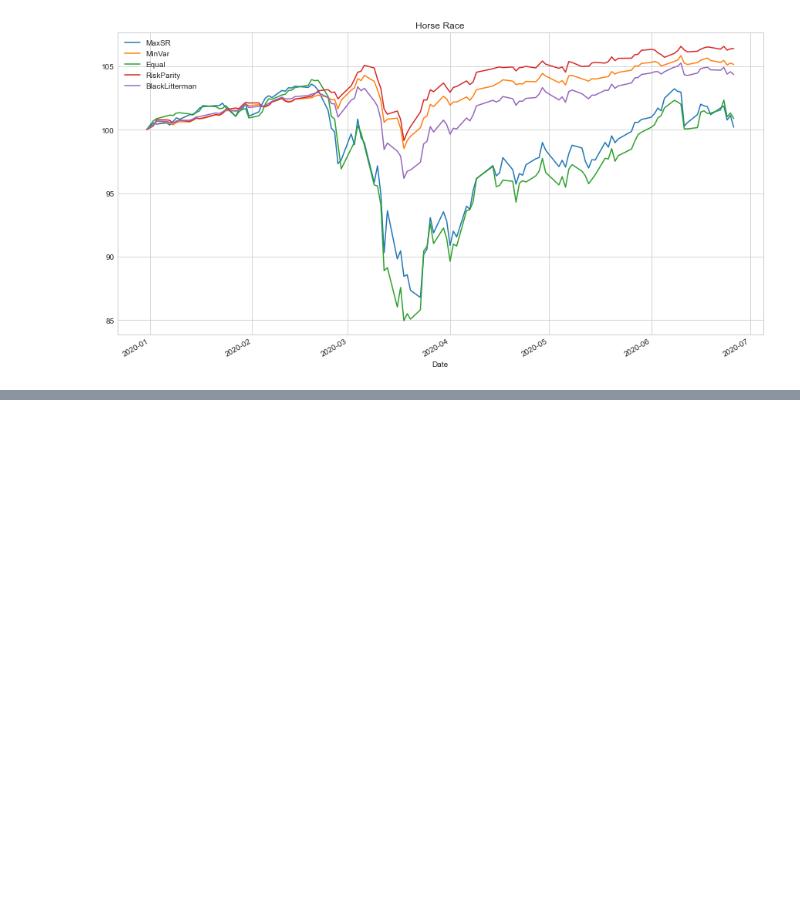
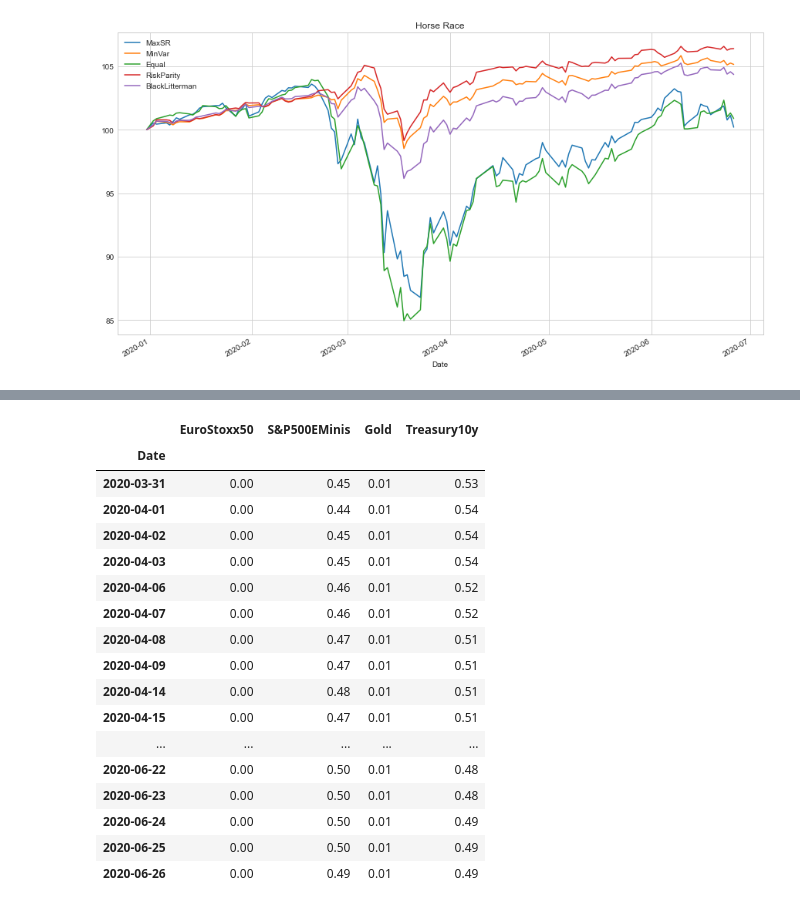
Before and after one commit to jan-felix/SLOG, a Jupyter notebook: SLOG202002_No1/SLOG2020_02_07.ipynb, the cells around one changed output, grey strips where cells are left out. Cells and saved outputs as stored; diff of their text form; code cells hidden in the pictures; blank space fills up the shorter version.

```diff
--- a/SLOG202002_No1/SLOG2020_02_07.ipynb
+++ b/SLOG202002_No1/SLOG2020_02_07.ipynb
@@ -771,0 +842,54 @@ rebalanced_q = pd.concat(quarter_dfs).drop_duplicates(keep="first").droplevel(le
+# %%
+if quarterly_rebalancing == True:
+    quarter_dfs = {}
+    for quarter_start in weights_timeseries_df.asfreq("BQ").index.tolist():
+        quarter_before_end = quarter_start - pd.tseries.offsets.QuarterEnd()
+        quarter_end = quarter_start + pd.tseries.offsets.QuarterEnd()
+        for method in port_df.index.tolist():
+            for key in units_d:
+                if port_df.loc[method, key] == 0:
+                    units_df.loc[method, key] = 0
+                else:
+                    units_df.loc[method, key] = round(
+                        (
+                            (1000000 * port_df.loc[method, key])
+                            / asset_timeseries.loc[date, key]
+                        ),
+                        0,
+                    )
+        for method in port_df.index.tolist():
+            returns_df[method] = (asset_timeseries * units_df.loc[method][0:4]).sum(
+                axis=1
+            )
+
+        returns_df_indexed = (returns_df / returns_df.iloc[0]) * 100
+        weights_timeseries_df = (
+            (units_df.loc[weights_timeseries] * asset_timeseries).T
+            / returns_df[weights_timeseries]
+        ).T
+        quarter_dfs[str(quarter_start.date())] = weights_timeseries_df.loc[
+            quarter_start:quarter_end,
+        ]
+weights_timeseries_df = (
+    pd.concat(quarter_dfs).drop_duplicates(keep="first").droplevel(level=0)
+)
+quarter_dfs["2020-03-31"]
+# %% [output]
+|  | EuroStoxx50 | S&P500EMinis | Gold | Treasury10y |
+| Date |  |  |  |  |
+| 2020-03-31 | 0.00 | 0.45 | 0.01 | 0.53 |
+| 2020-04-01 | 0.00 | 0.44 | 0.01 | 0.54 |
+| 2020-04-02 | 0.00 | 0.45 | 0.01 | 0.54 |
+| 2020-04-03 | 0.00 | 0.45 | 0.01 | 0.54 |
+| 2020-04-06 | 0.00 | 0.46 | 0.01 | 0.52 |
+| 2020-04-07 | 0.00 | 0.46 | 0.01 | 0.52 |
+| 2020-04-08 | 0.00 | 0.47 | 0.01 | 0.51 |
+| 2020-04-09 | 0.00 | 0.47 | 0.01 | 0.51 |
+| 2020-04-14 | 0.00 | 0.48 | 0.01 | 0.51 |
+| 2020-04-15 | 0.00 | 0.47 | 0.01 | 0.51 |
+| ... | ... | ... | ... | ... |
+| 2020-06-22 | 0.00 | 0.50 | 0.01 | 0.48 |
+| 2020-06-23 | 0.00 | 0.50 | 0.01 | 0.48 |
+| 2020-06-24 | 0.00 | 0.50 | 0.01 | 0.49 |
+| 2020-06-25 | 0.00 | 0.50 | 0.01 | 0.49 |
+| 2020-06-26 | 0.00 | 0.49 | 0.01 | 0.49 |
```
Also changed, not shown: parts of 6 cells of this notebook.
